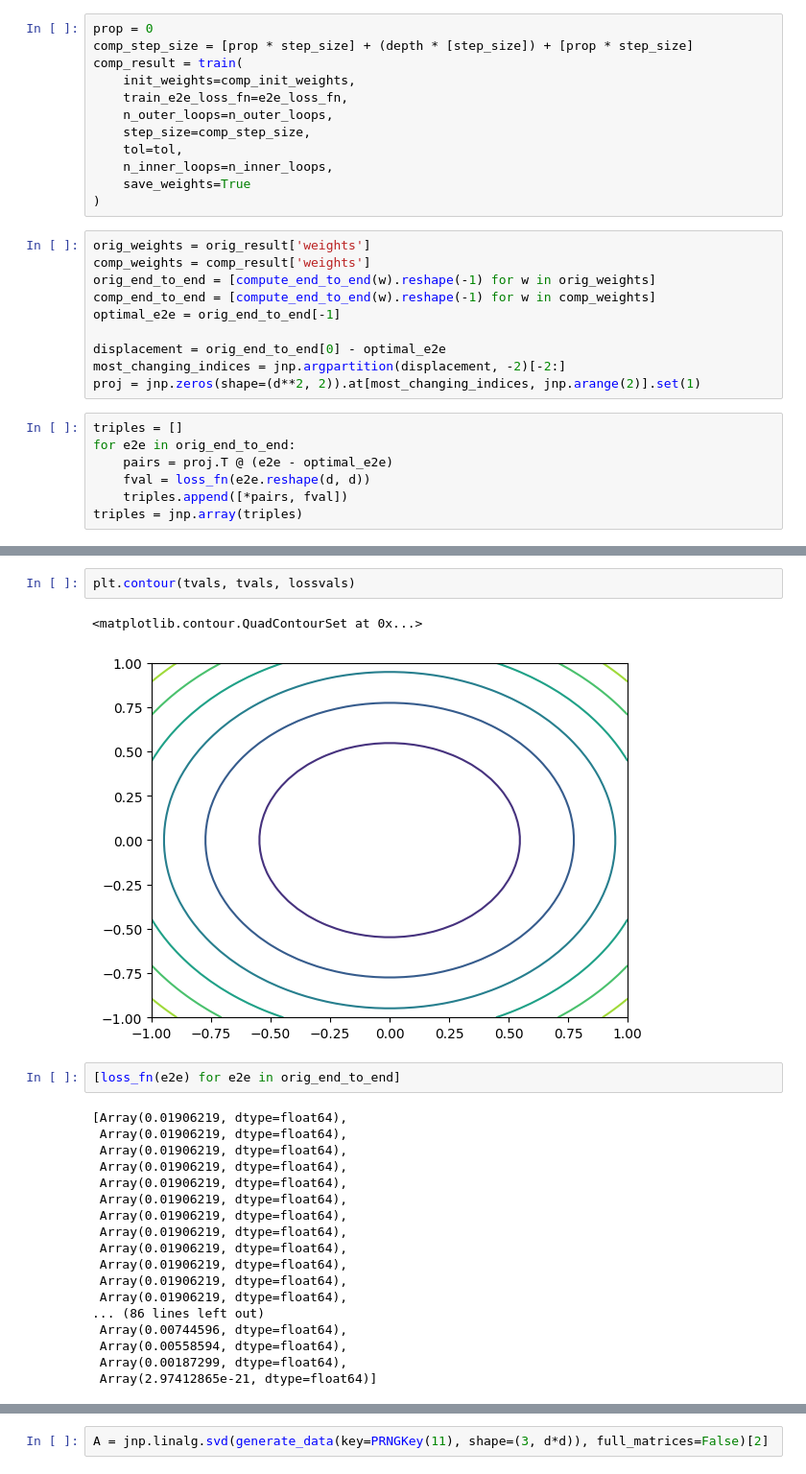
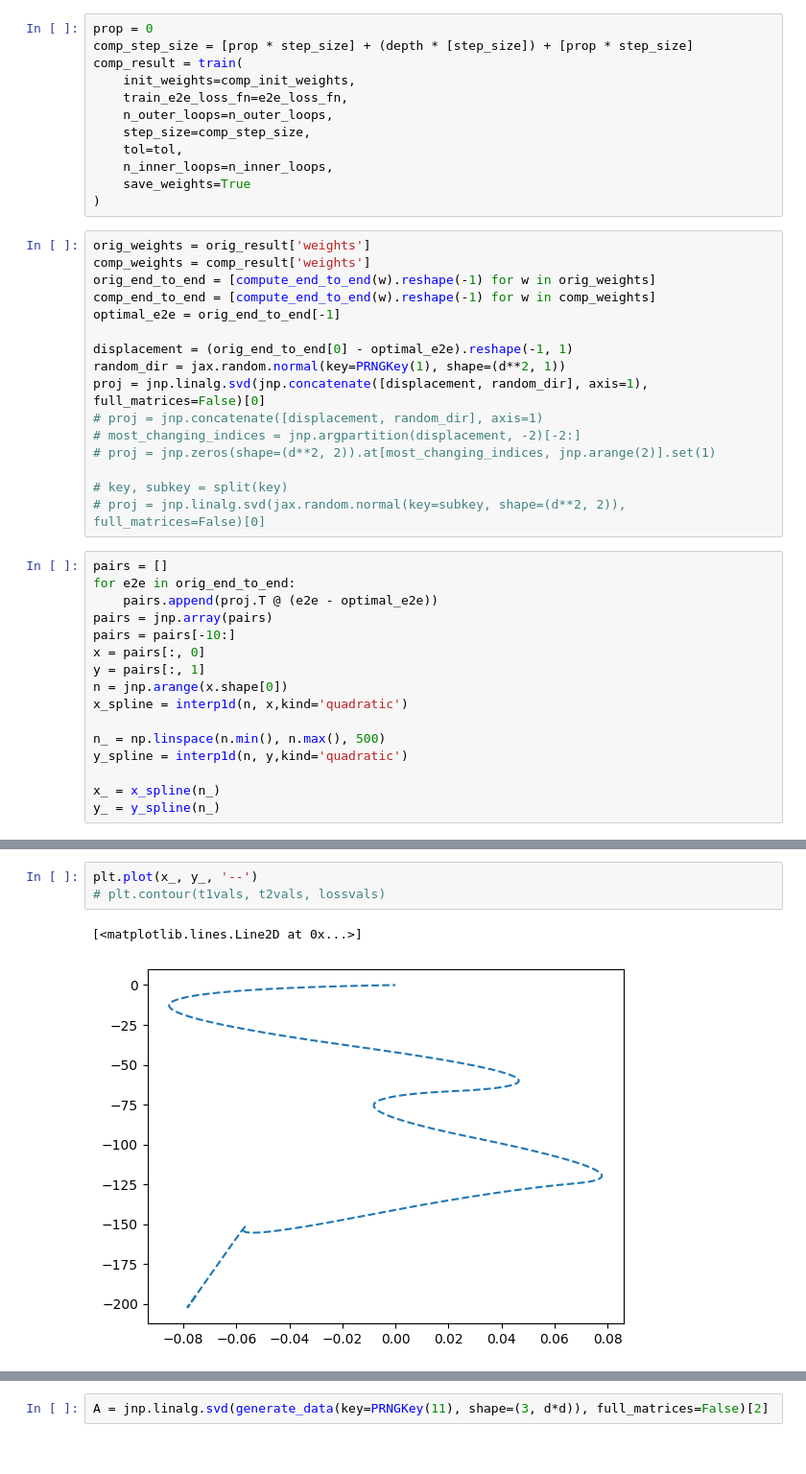
Before and after one commit to cjyaras/law-of-parsimony, a Jupyter notebook: fig_equiv_traj_L2.ipynb, the cells around one changed output, grey strips where cells are left out. Shown: that part at 96% size. Saved outputs shown, nothing was run; the diff lists cells and outputs as text.

Commit message:
trying contour plots

```diff
--- a/fig_equiv_traj_L2.ipynb
+++ b/fig_equiv_traj_L2.ipynb
@@ -78,14 +79,29 @@ orig_end_to_end = [compute_end_to_end(w).reshape(-1) for w in orig_weights]
 comp_end_to_end = [compute_end_to_end(w).reshape(-1) for w in comp_weights]
 optimal_e2e = orig_end_to_end[-1]
 
-displacement = orig_end_to_end[0] - optimal_e2e
-most_changing_indices = jnp.argpartition(displacement, -2)[-2:]
-proj = jnp.zeros(shape=(d**2, 2)).at[most_changing_indices, jnp.arange(2)].set(1)
+displacement = (orig_end_to_end[0] - optimal_e2e).reshape(-1, 1)
+random_dir = jax.random.normal(key=PRNGKey(1), shape=(d**2, 1))
+proj = jnp.linalg.svd(jnp.concatenate([displacement, random_dir], axis=1), full_matrices=False)[0]
+# proj = jnp.concatenate([displacement, random_dir], axis=1)
+# most_changing_indices = jnp.argpartition(displacement, -2)[-2:]
+# proj = jnp.zeros(shape=(d**2, 2)).at[most_changing_indices, jnp.arange(2)].set(1)
+
+# key, subkey = split(key)
+# proj = jnp.linalg.svd(jax.random.normal(key=subkey, shape=(d**2, 2)), full_matrices=False)[0]
 # %%
-triples = []
+pairs = []
 for e2e in orig_end_to_end:
-    pairs = proj.T @ (e2e - optimal_e2e)
-    fval = loss_fn(e2e.reshape(d, d))
-    triples.append([*pairs, fval])
-triples = jnp.array(triples)
+    pairs.append(proj.T @ (e2e - optimal_e2e))
+pairs = jnp.array(pairs)
+pairs = pairs[-10:]
+x = pairs[:, 0]
+y = pairs[:, 1]
+n = jnp.arange(x.shape[0])
+x_spline = interp1d(n, x,kind='quadratic')
+
+n_ = np.linspace(n.min(), n.max(), 500)
+y_spline = interp1d(n, y,kind='quadratic')
+
+x_ = x_spline(n_)
+y_ = y_spline(n_)
 # %%
@@ -151,25 +120,6 @@ lossvals.shape
-# %%
-plt.contour(tvals, tvals, lossvals)
-# %% [output]
-<matplotlib.contour.QuadContourSet at 0x...>
-[figure, removed]
-# %%
-[loss_fn(e2e) for e2e in orig_end_to_end]
-# %% [output]
-[Array(0.01906219, dtype=float64),
- Array(0.01906219, dtype=float64),
- Array(0.01906219, dtype=float64),
- Array(0.01906219, dtype=float64),
- Array(0.01906219, dtype=float64),
- Array(0.01906219, dtype=float64),
- Array(0.01906219, dtype=float64),
- Array(0.01906219, dtype=float64),
- Array(0.01906219, dtype=float64),
- Array(0.01906219, dtype=float64),
- Array(0.01906219, dtype=float64),
- Array(0.01906219, dtype=float64),
-... (86 lines left out)
- Array(0.00744596, dtype=float64),
- Array(0.00558594, dtype=float64),
- Array(0.00187299, dtype=float64),
- Array(2.97412865e-21, dtype=float64)]
+# %%
+plt.plot(x_, y_, '--')
+# plt.contour(t1vals, t2vals, lossvals)
+# %% [output]
+[<matplotlib.lines.Line2D at 0x...>]
+[figure, added]
```
Also changed, not shown: parts of 12 cells of this notebook.
